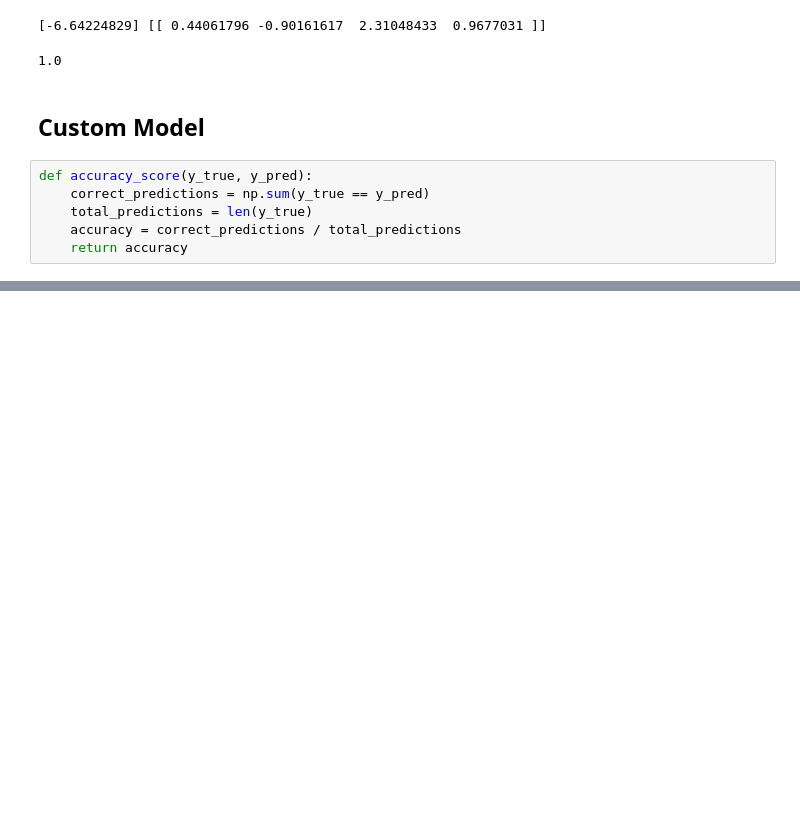
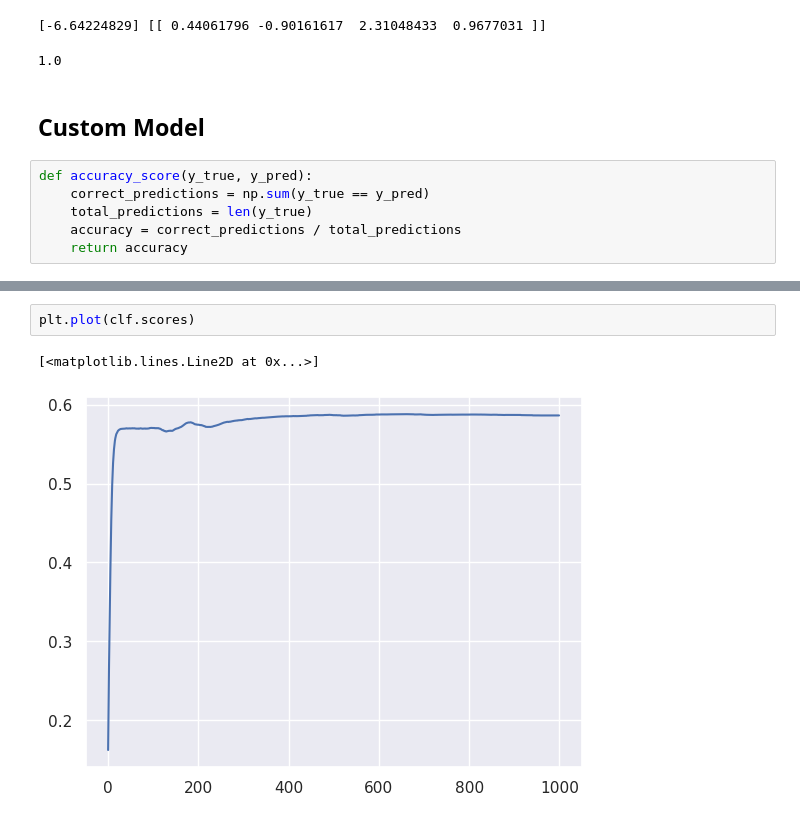
Before and after one commit to sardarchitect/fscoreai-ml, a Jupyter notebook: exploration/glm/20230718_Logistic Regression.ipynb, the cells around one changed output, grey strips where cells are left out. Cells and saved outputs as stored; diff of their text form; blank space fills up the shorter version.

```diff
--- a/exploration/glm/20230718_Logistic Regression.ipynb
+++ b/exploration/glm/20230718_Logistic Regression.ipynb
@@ -113,0 +168,5 @@ accuracy_score(y, y_pred)
+# %%
+plt.plot(clf.scores)
+# %% [output]
+[<matplotlib.lines.Line2D at 0x...>]
+[figure, added]
```
Also changed, not shown: parts of 9 cells of this notebook, 2 other files.
